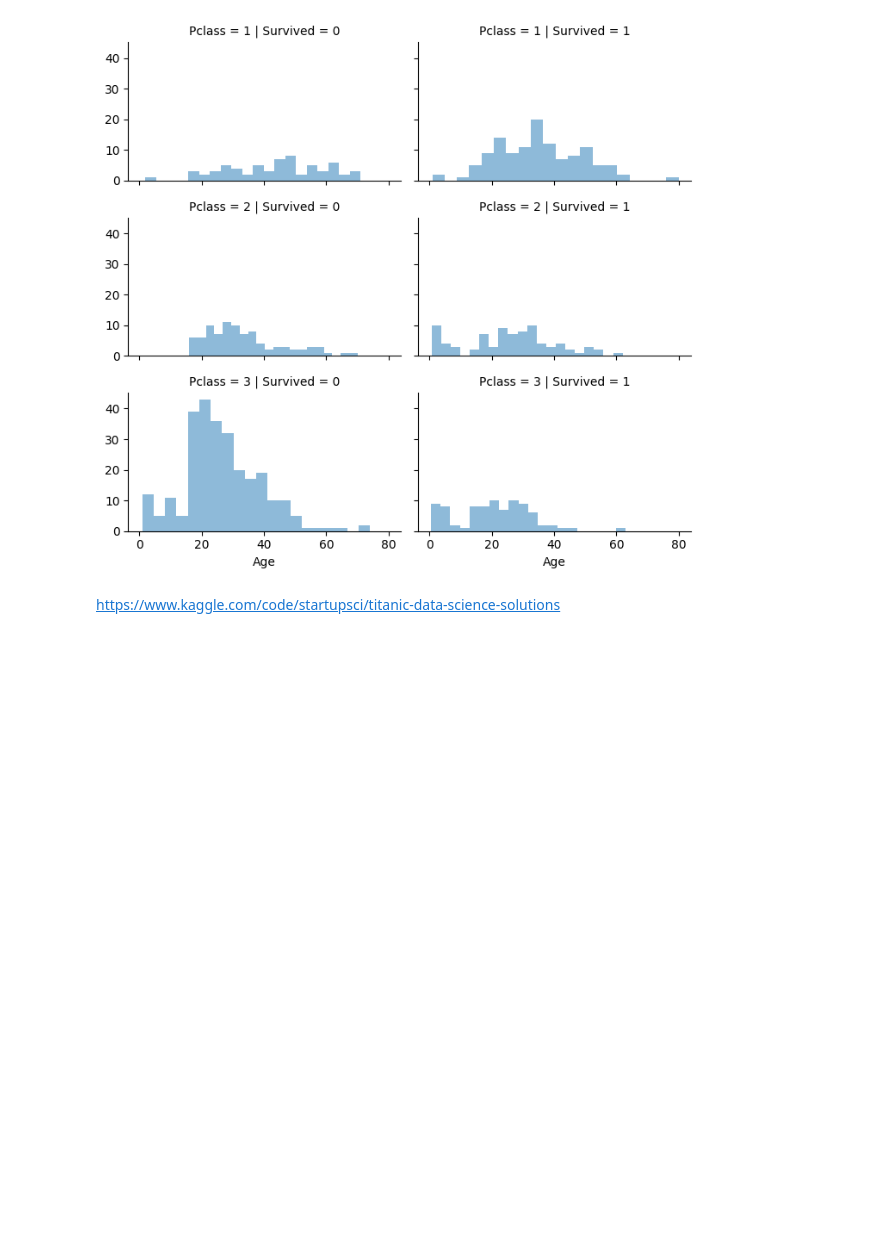
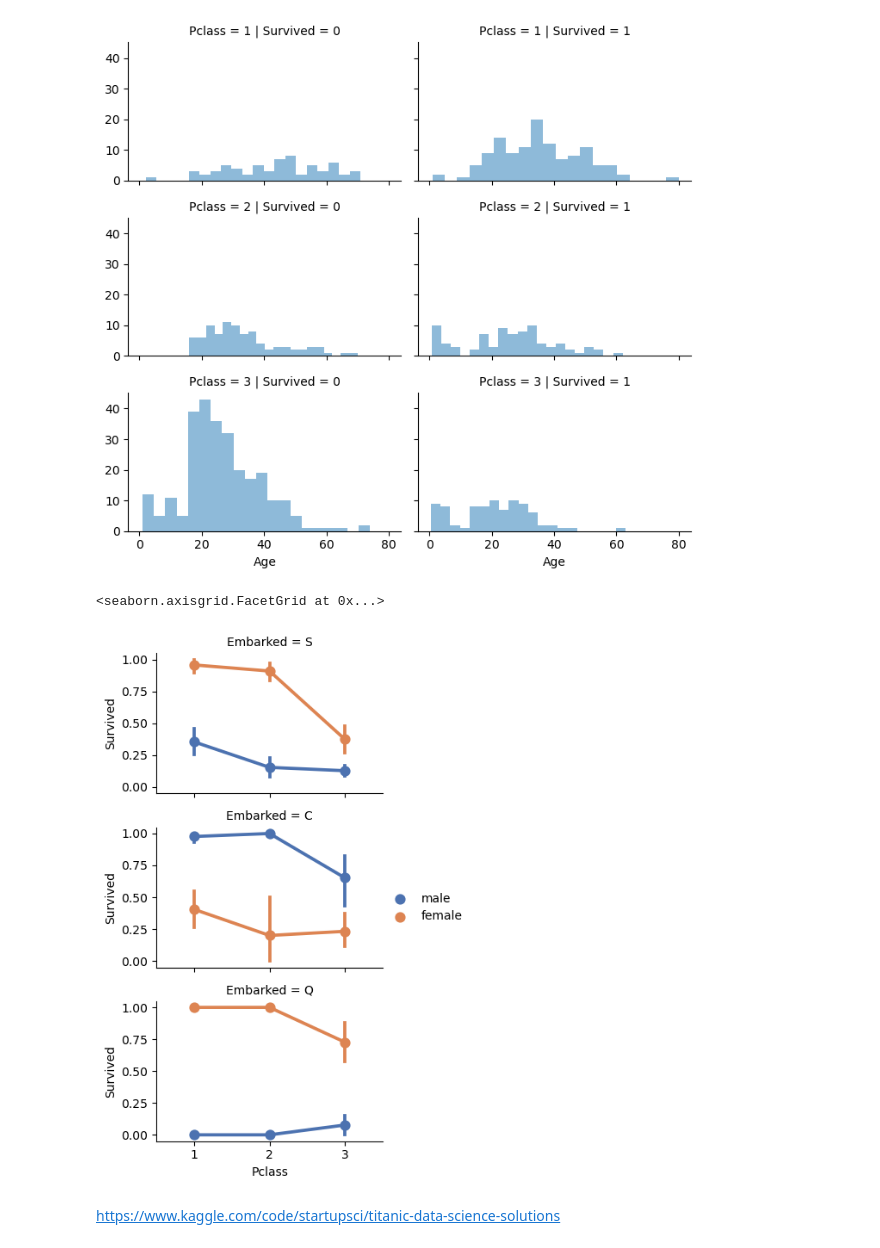
Before and after one commit to kim-bo-saeng/Data_analysis, a Jupyter notebook: titanic_classfication/titanic_analysis.ipynb, the cells around one changed output. Cells and saved outputs as stored; diff of their text form; code cells hidden in the pictures; blank space fills up the shorter version.

```diff
--- a/titanic_classfication/titanic_analysis.ipynb
+++ b/titanic_classfication/titanic_analysis.ipynb
@@ -259,5 +259,25 @@ grid.map(plt.hist, 'Age', alpha=.5, bins=20)
 grid.add_legend();
 # %% [output]
 [figure]
+# %%
+# 범주형 피처의 상관성
+
+# [관찰 사항]
+# 여성 승객은 남성 승객보다 생존율이 훨씬 높았다. (#1 분류 확인)
+# Embarked=C인 경우 남성 승객이 더 높은 생존율을 보였다. 이는 Embarked와 Pclass 간의 상관관계, 그리고 Pclass와 Survived 간의 상관관계일 수 있으며,
+# 반드시 Embarked와 Survived 간의 직접적인 상관관계는 아닐 수 있다.
+# C와 Q 항구에서 Pclass=3인 남성 승객이 Pclass=2인 남성 승객보다 더 높은 생존율을 보였다. (#2 완성)
+# Pclass=3과 남성 승객 중에서 출발 항구에 따른 생존율이 다양하다. (#1 상관성 확인)
+
+# [결정 사항]
+# 모델 훈련에 Sex 특징을 추가한다.
+# Embarked 특징을 완성하고 모델 훈련에 추가한다.
+
+grid = sns.FacetGrid(train_df, row = 'Embarked', height=2.2, aspect=1.6)
+grid.map(sns.pointplot, 'Pclass','Survived','Sex',palette = 'deep')
+grid.add_legend()
+# %% [output]
+<seaborn.axisgrid.FacetGrid at 0x...>
+[figure, added]
 # %% [markdown]
 https://www.kaggle.com/code/startupsci/titanic-data-science-solutions
```
Also changed, not shown: parts of 1 cell of this notebook.
